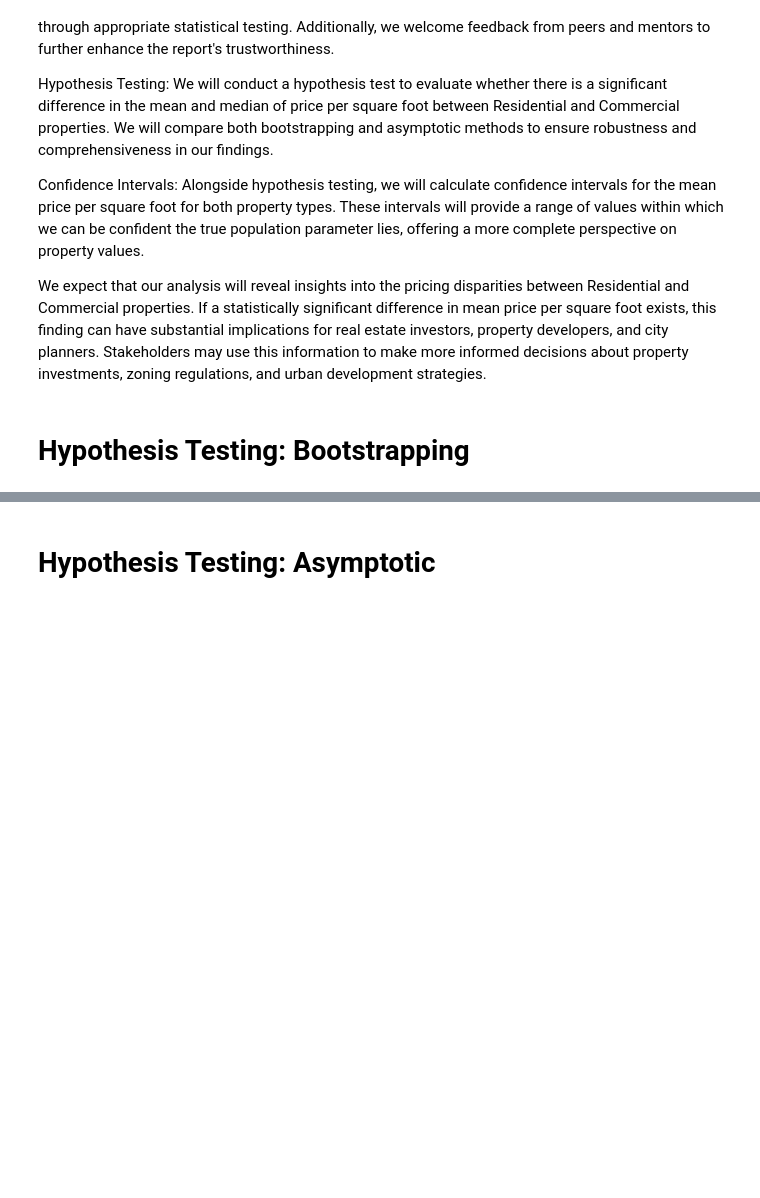
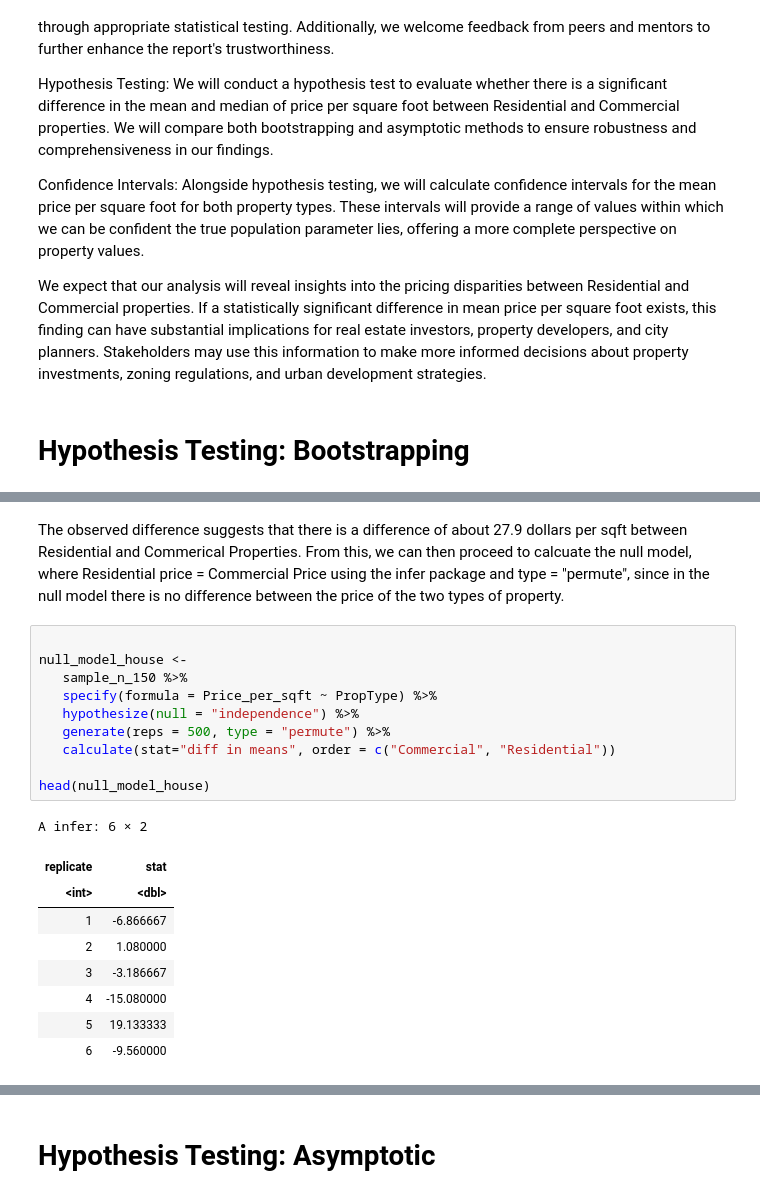
Before and after one commit to mhuang306/STAT-201-proj, a Jupyter notebook: Project Report.ipynb, the cells around one changed output, grey strips where cells are left out. Cells and saved outputs as stored; diff of their text form; blank space fills up the shorter version.

```diff
--- a/Project Report.ipynb
+++ b/Project Report.ipynb
@@ -158,0 +196,22 @@ We expect that our analysis will reveal insights into the pricing disparities be
+# %% [markdown]
+The observed difference suggests that there is a difference of about 27.9 dollars per sqft between Residential and Commerical Properties. From this, we can then proceed to calcuate the null model, where Residential price = Commercial Price using the infer package and type = "permute", since in the null model there is no difference between the price of the two types of property.
+# %%
+
+null_model_house <-
+   sample_n_150 %>%
+   specify(formula = Price_per_sqft ~ PropType) %>%
+   hypothesize(null = "independence") %>%
+   generate(reps = 500, type = "permute") %>%
+   calculate(stat="diff in means", order = c("Commercial", "Residential"))
+
+head(null_model_house)
+# %% [output]
+A infer: 6 × 2
+| replicate | stat |
+| <int> | <dbl> |
+| 1 | -6.866667 |
+| 2 | 1.080000 |
+| 3 | -3.186667 |
+| 4 | -15.080000 |
+| 5 | 19.133333 |
+| 6 | -9.560000 |
```
Also changed, not shown: parts of 9 cells of this notebook.
